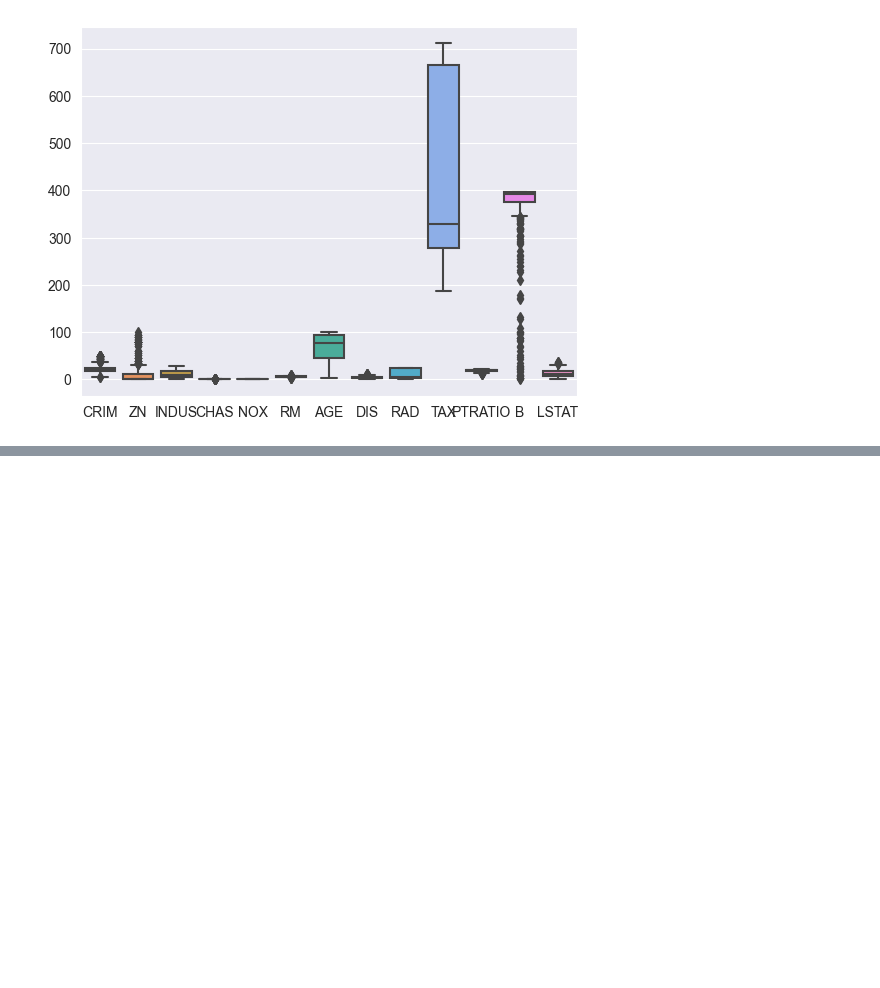
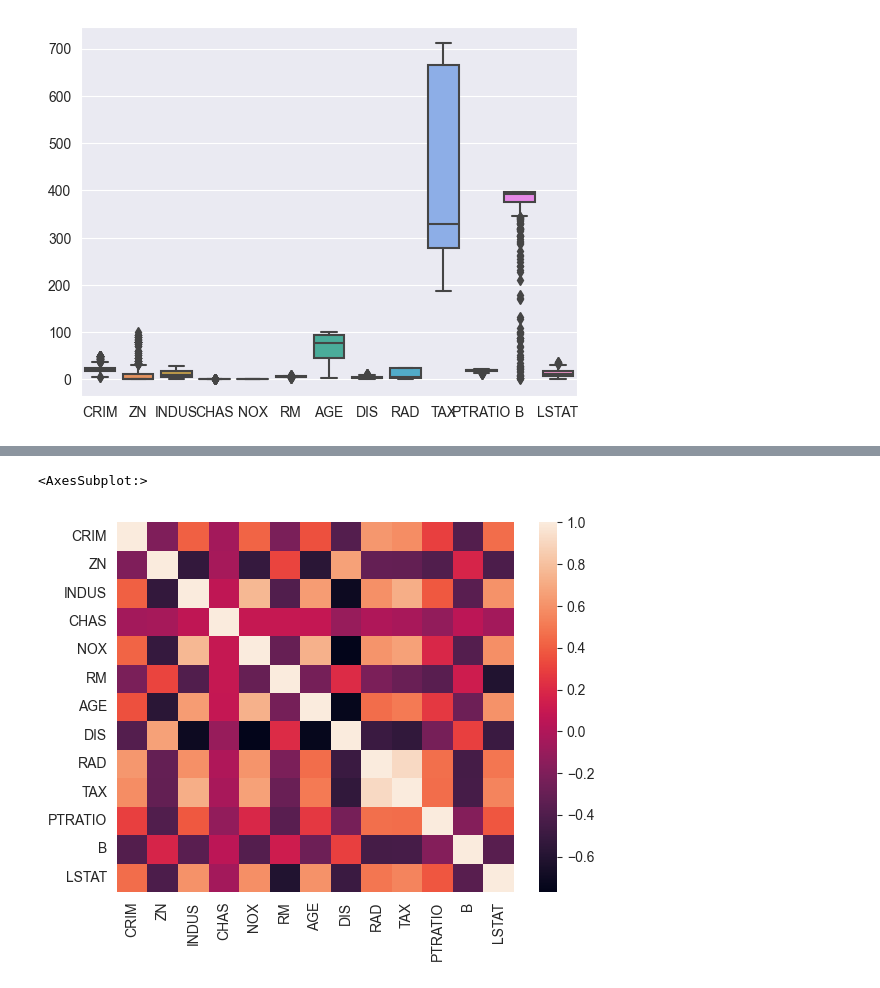
Before and after one commit to Freakscode/Auto2, a Jupyter notebook: binarios.ipynb, the cells around one changed output, grey strips where cells are left out. Cells and saved outputs as stored; diff of their text form; code cells hidden in the pictures; blank space fills up the shorter version.

```diff
--- a/binarios.ipynb
+++ b/binarios.ipynb
@@ -181,0 +197,5 @@ norm_boston = Normalizer().fit(Boston_df)
+# %%
+sns.heatmap(Boston_df.corr())
+# %% [output]
+<AxesSubplot:>
+[figure, added]
```
Also changed, not shown: parts of 6 cells of this notebook.
